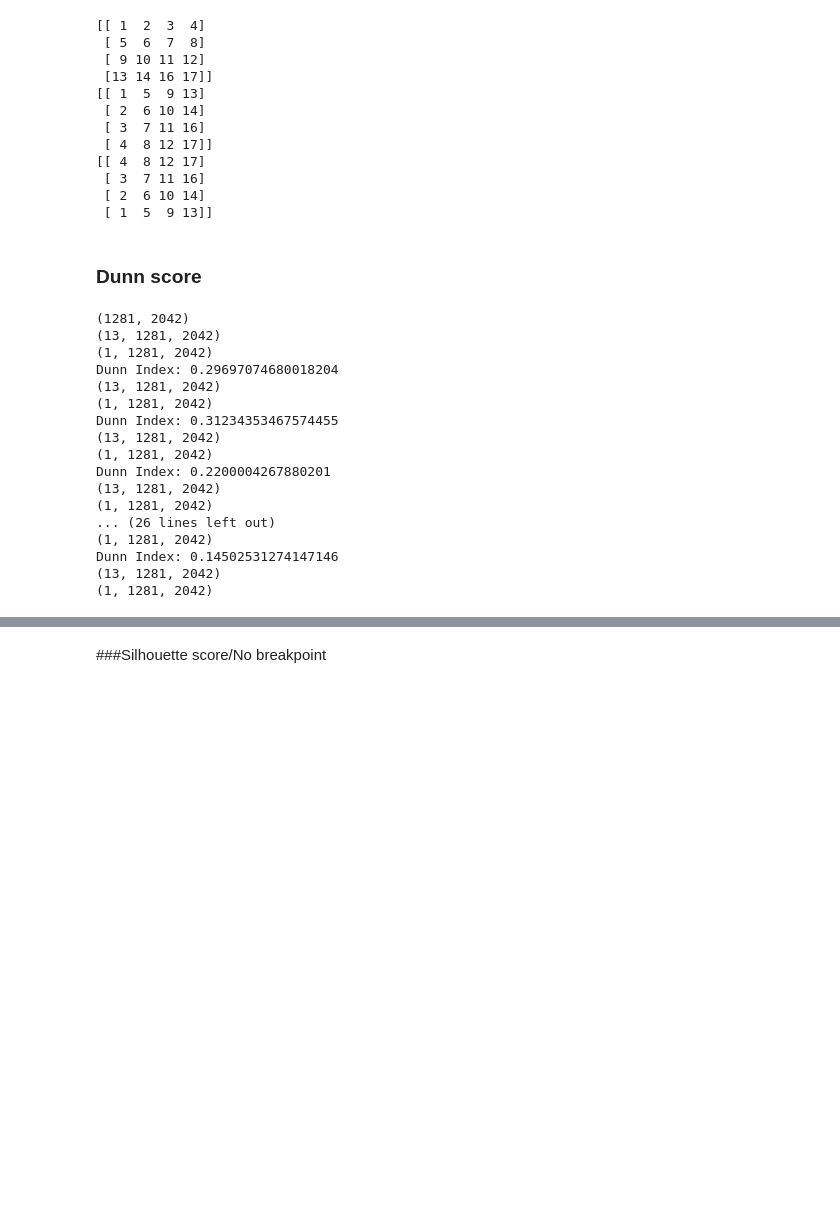
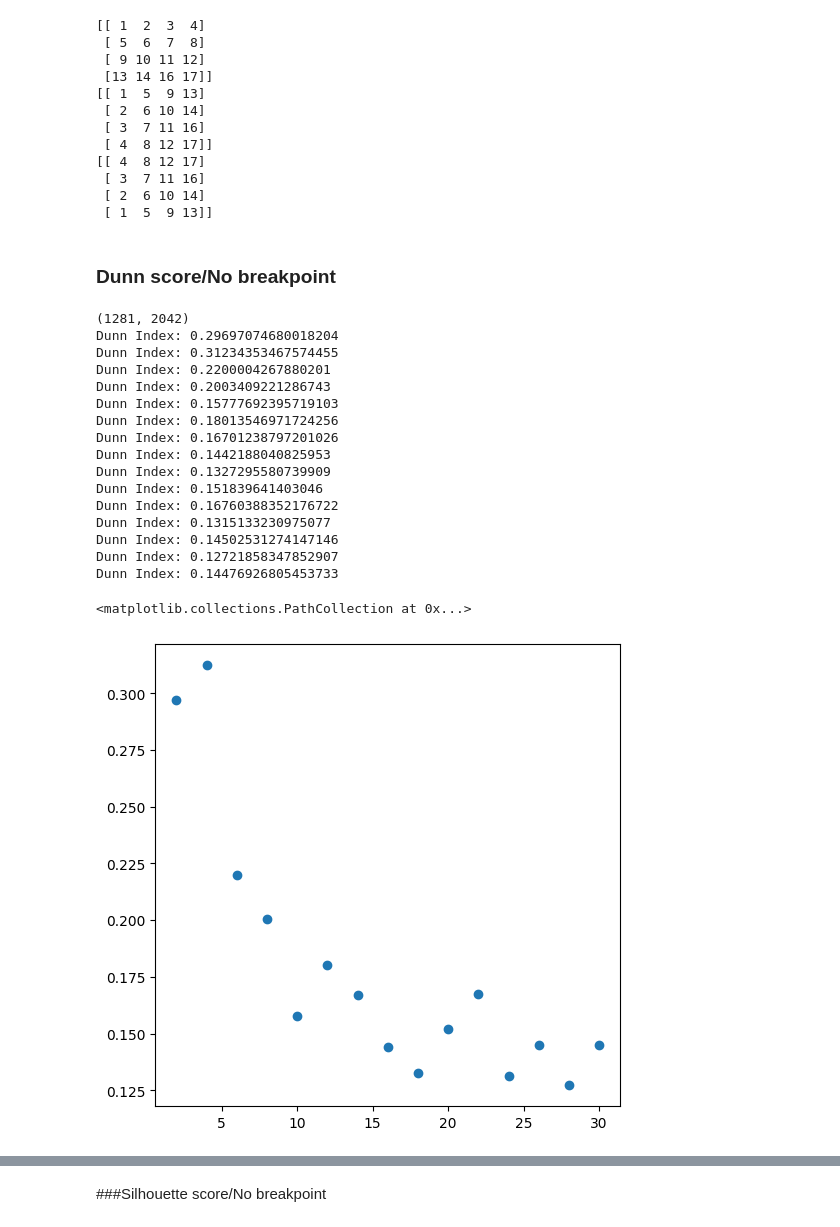
Before and after one commit to afullhart/climateanalogs, a Jupyter notebook: Figures/Score_1brkpt_TESTING.ipynb, the cells around one changed output, grey strips where cells are left out. Cells and saved outputs as stored; diff of their text form; code cells hidden in the pictures; blank space fills up the shorter version.

```diff
--- a/Figures/Score_1brkpt_TESTING.ipynb
+++ b/Figures/Score_1brkpt_TESTING.ipynb
@@ -39,25 +36,19 @@ print(np.rot90(X))
  [ 2  6 10 14]
  [ 1  5  9 13]]
 # %% [markdown]
-### Dunn score
+### Dunn score/No breakpoint
 # %%
 import torch
 from torchmetrics.clustering import DunnIndex
 import matplotlib.cm as cm
 import matplotlib.pyplot as plt
 import matplotlib.colors as mcolors
-import cartopy
-import cartopy.crs as ccrs
 import numpy as np
 import pandas as pd
 from sklearn.metrics import silhouette_score, davies_bouldin_score
-import rasterio
 import rioxarray as rx
-import imagecodecs
 import os
-import PIL
-from PIL import Image
-PIL.Image.MAX_IMAGE_PIXELS = None
+
 dunn_index = DunnIndex(p=2)
 
 
@@ -78,45 +69,44 @@ for n in test_cluster_sizes:
   com_im = rx.open_rasterio(os.path.join(pcaf, 'MultidimRasterLyr_d_pc_{}.tif'.format(n)))
   arr = com_im.values
   shp = com_im.values.shape
-  print(shp)
   new_arr = []
   for i in range(shp[0]):
     filtered_arr = arr[i, :, :][mask]
     new_arr.append(filtered_arr)
 
   X = np.array(new_arr).transpose()
   X = torch.tensor(X.astype(float))
 
   iso_im = rx.open_rasterio(os.path.join(silhf, 'IsoCluster_{}.tif'.format(n)))
   arr = iso_im.values
-  print(arr.shape)
   filtered_arr = arr[0, :, :][mask]
   cluster_labels = filtered_arr
   cluster_labels = torch.tensor(cluster_labels.astype(float))
   score = dunn_index(X, cluster_labels)
   test_scores.append(score)
 
   print(f"Dunn Index: {score.item()}")
 
 
 
 fig, ax = plt.subplots(figsize=(6, 6))
 ax.scatter(test_cluster_sizes, test_scores)
 # %% [output]
 (1281, 2042)
-(13, 1281, 2042)
-(1, 1281, 2042)
 Dunn Index: 0.29697074680018204
-(13, 1281, 2042)
-(1, 1281, 2042)
 Dunn Index: 0.31234353467574455
-(13, 1281, 2042)
-(1, 1281, 2042)
 Dunn Index: 0.2200004267880201
-(13, 1281, 2042)
-(1, 1281, 2042)
-... (26 lines left out)
-(1, 1281, 2042)
+Dunn Index: 0.2003409221286743
+Dunn Index: 0.15777692395719103
+Dunn Index: 0.18013546971724256
+Dunn Index: 0.16701238797201026
+Dunn Index: 0.1442188040825953
+Dunn Index: 0.1327295580739909
+Dunn Index: 0.151839641403046
+Dunn Index: 0.16760388352176722
+Dunn Index: 0.1315133230975077
 Dunn Index: 0.14502531274147146
-(13, 1281, 2042)
-(1, 1281, 2042)
+Dunn Index: 0.12721858347852907
+Dunn Index: 0.14476926805453733
+<matplotlib.collections.PathCollection at 0x...>
+[figure, added]
```
Also changed, not shown: parts of 14 cells of this notebook.
